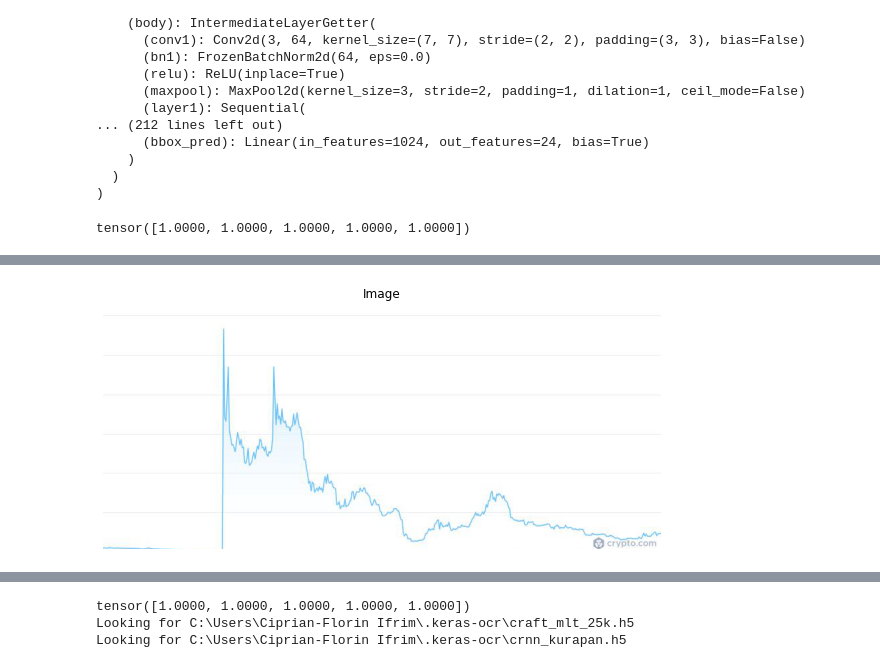
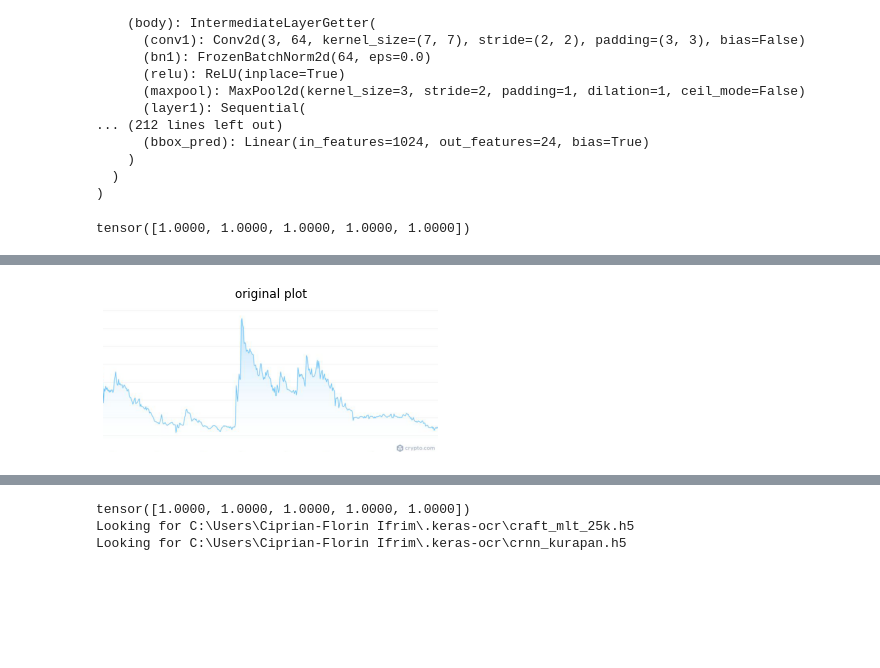
Before and after one commit to CiprianFlorin-Ifrim/line_charts_cv_data_extraction, a Jupyter notebook: fasterrcnn_cv_data_extraction.ipynb, the cells around one changed output, grey strips where cells are left out. Saved outputs shown, nothing was run; the diff lists cells and outputs as text; code cells hidden in the pictures; blank space fills up the shorter version.

Commit message:
Finalised plot area and pixels of interest extraction

```diff
--- a/fasterrcnn_cv_data_extraction.ipynb
+++ b/fasterrcnn_cv_data_extraction.ipynb
@@ -177,7 +177,7 @@ for box, label, score in zip(prediction[0]['boxes'], prediction[0]['labels'], pr
 print(results)
 # %%
 image_path = 'pascal_voc_datasets/VOCdevkit/PlotsEnchanced_Original_NoAugmentation/JPEGImages/'
-img_name = 'image117687'
+img_name = 'image121387'
 CUSTOM_CLASSES = {"name": 1, "value": 2, "x-axis": 3, "y-axis": 4, "plot":5}
 
 img = Image.open(image_path + img_name + '.jpg')
@@ -258,11 +258,85 @@ for box, label, score in zip(prediction[0]['boxes'], prediction[0]['labels'], pr
 print(results)
 
 #############################################################################################################################
+plt.imshow(label5_image)
+plt.title("original plot")
+plt.axis('off')
+plt.show()
+
 # Plot processing
-plt.figure(figsize=(10, 10))
-plt.imshow(label5_image, cmap='gray')
-plt.title('Image')
-plt.axis('off')  # To turn off the axis
+bw_label5_img = label5_image.convert("L")                                                       # Convert the cropped image to grayscale (black and white)
+bw_label5_img_array = np.array(bw_label5_img)
+
+# Apply Gaussian blur to reduce noise and improve the result of Canny edge detection
+blurred_label5_img = cv2.GaussianBlur(bw_label5_img_array, (3, 3), 0)
+
+# First, apply a binary threshold on the image
+_, thresh_label5_img = cv2.threshold(blurred_label5_img, 0, 255, cv2.THRESH_BINARY + cv2.THRESH_OTSU)
+
+inverted_label5_img = cv2.bitwise_not(thresh_label5_img)
+
+# Define a kernel for the erosion (a 3x3 square is common)
+kernel = np.ones((2,2), np.uint8)
+eroded_label5_img = cv2.erode(inverted_label5_img, kernel, iterations = 1)                  # Apply the erosion
+closed_label5_img = cv2.morphologyEx(eroded_label5_img, cv2.MORPH_CLOSE, kernel)
+
+plt.imshow(closed_label5_img, cmap='gray')
+plt.title('Postprocessed Image')
+plt.axis('off')
 plt.show()
+
+######################################################################################################################
+# Find the contours
+contours, hierarchy = cv2.findContours(closed_label5_img, cv2.RETR_TREE, cv2.CHAIN_APPROX_SIMPLE)
+
+# Calculate the perimeter for each contour and find the index of the longest one
+max_length = 0
+longest_contour_index = 0
+for i, contour in enumerate(contours):
+    length = cv2.arcLength(contour, True) # The 'True' argument indicates that the contour is closed
+    if length > max_length:
+        max_length = length
+        longest_contour_index = i
+
+# Extract the longest contour
+longest_contour = contours[longest_contour_index]
+
+# Create a blank image to draw the longest contour
+output_image = np.zeros_like(closed_label5_img)
+
+# Draw the longest contour on the output image
+cv2.drawContours(output_image, [longest_contour], -1, (255, 255, 255), 2)
+
+# Show the image with the drawn contour using Matplotlib
+plt.imshow(output_image, cmap='gray')
+plt.title('Longest Contour')
+plt.axis('off')
+plt.show()
+
+
+######################################################################################################################
+# Find the lowest, highest, and right-most pixels
+lowest_pixel = tuple(longest_contour[longest_contour[:, :, 1].argmax()][0])
+highest_pixel = tuple(longest_contour[longest_contour[:, :, 1].argmin()][0])
+right_most_pixel = tuple(longest_contour[longest_contour[:, :, 0].argmax()][0])
+
+# Print the coordinates
+print("Lowest Pixel (y axis):", lowest_pixel)
+print("Highest Pixel (y axis):", highest_pixel)
+print("Right-Most Pixel (highest x coordinate):", right_most_pixel)
+
+# Create a blank image to draw the identified pixels
+pixel_image = np.zeros_like(closed_label5_img)
+
+# Draw the identified pixels on the blank image using a white color (255)
+cv2.circle(pixel_image, lowest_pixel, radius=1, color=255, thickness=-1)
+cv2.circle(pixel_image, highest_pixel, radius=1, color=255, thickness=-1)
+cv2.circle(pixel_image, right_most_pixel, radius=1, color=255, thickness=-1)
+
+# Show the image with the drawn pixels using Matplotlib
+plt.imshow(pixel_image, cmap='gray')
+plt.title('Identified Pixels')
+plt.axis('off')
+plt.show()
 # %% [output]
 tensor([1.0000, 1.0000, 1.0000, 1.0000, 1.0000])
@@ -274 +348 @@ tensor([1.0000, 1.0000, 1.0000, 1.0000, 1.0000])
-[figure, old version]
+[figure, new version]
```
Also changed, not shown: parts of 1 cell of this notebook.
